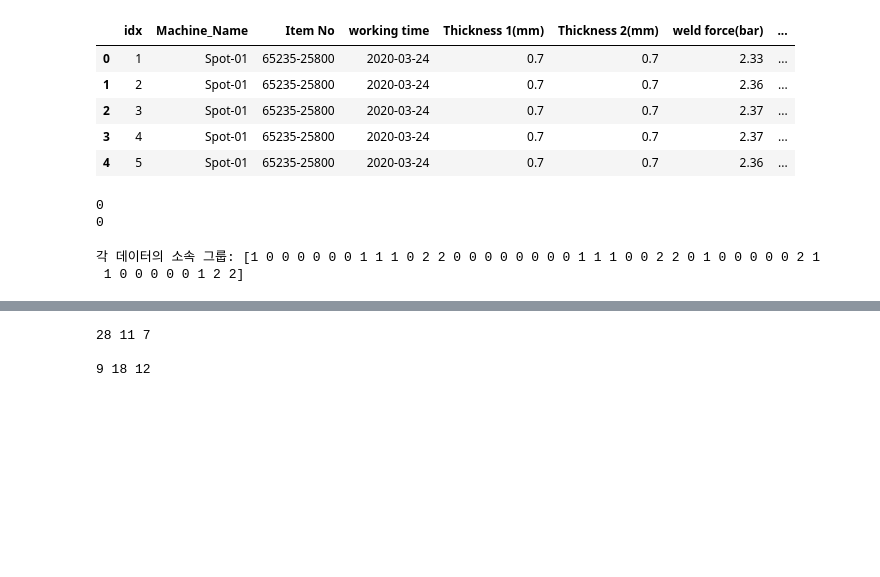
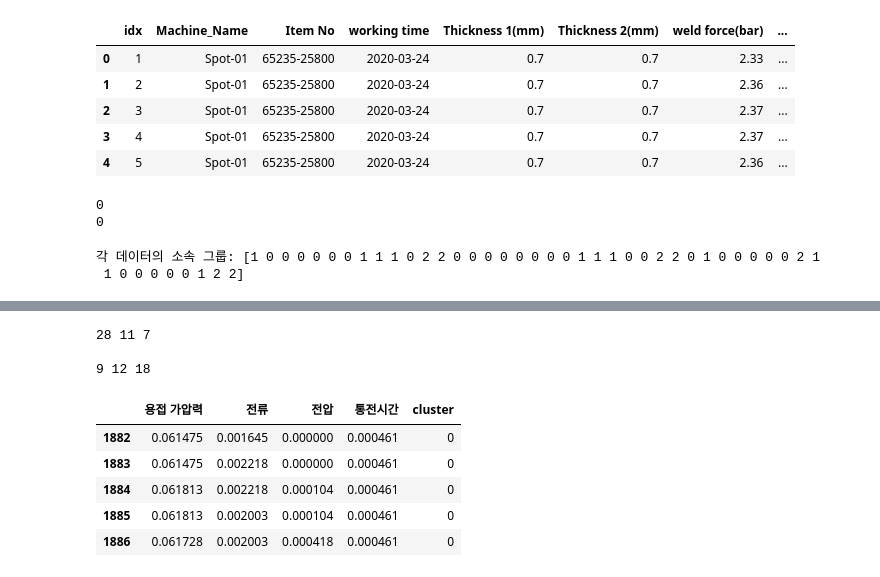
Before and after one commit to Jon-Irenicus/kamp_ai_competition, a Jupyter notebook: isolatoin_forest.ipynb, the cells around one changed output, grey strips where cells are left out. Saved outputs shown, nothing was run; the diff lists cells and outputs as text; code cells hidden in the pictures; blank space fills up the shorter version.

```diff
--- a/isolatoin_forest.ipynb
+++ b/isolatoin_forest.ipynb
@@ -69,18 +73,17 @@ X.head()
 # %%
 undercut_idx = result['defect'] == 1
+crack_idx = result['defect'] == 3
 lack_idx = result['defect'] == 2
-crack_idx = result['defect'] == 3
 
-
-anomaly1 = np.sum(labels == 0)
-anomaly2 = np.sum(labels == 1)
-anomaly3 = np.sum(labels == 2)
+anomaly1 = np.sum(labels == 0) # 파임불량
+anomaly2 = np.sum(labels == 1) # 크랙발생
+anomaly3 = np.sum(labels == 2) # 용접부족
 print(anomaly1, anomaly2, anomaly3)
 print()
 
 defect = pd.Series(result['defect'], dtype=int)
-print(np.sum(defect[undercut_idx]), np.sum(defect[lack_idx]), np.sum(defect[crack_idx]))
+print(np.sum(defect[undercut_idx]),np.sum(defect[crack_idx]), np.sum(defect[lack_idx]))
 # %% [output]
 28 11 7
 
-9 18 12
+9 12 18
@@ -86,0 +94,9 @@ print(np.sum(defect[undercut_idx]), np.sum(defect[lack_idx]), np.sum(defect[crac
+# %%
+anomaly1.head(5)
+# %% [output]
+|  | 용접 가압력 | 전류 | 전압 | 통전시간 | cluster |
+| 1882 | 0.061475 | 0.001645 | 0.000000 | 0.000461 | 0 |
+| 1883 | 0.061475 | 0.002218 | 0.000000 | 0.000461 | 0 |
+| 1884 | 0.061813 | 0.002218 | 0.000104 | 0.000461 | 0 |
+| 1885 | 0.061813 | 0.002003 | 0.000104 | 0.000461 | 0 |
+| 1886 | 0.061728 | 0.002003 | 0.000418 | 0.000461 | 0 |
```
Also changed, not shown: parts of 7 cells of this notebook, 1 other file.
